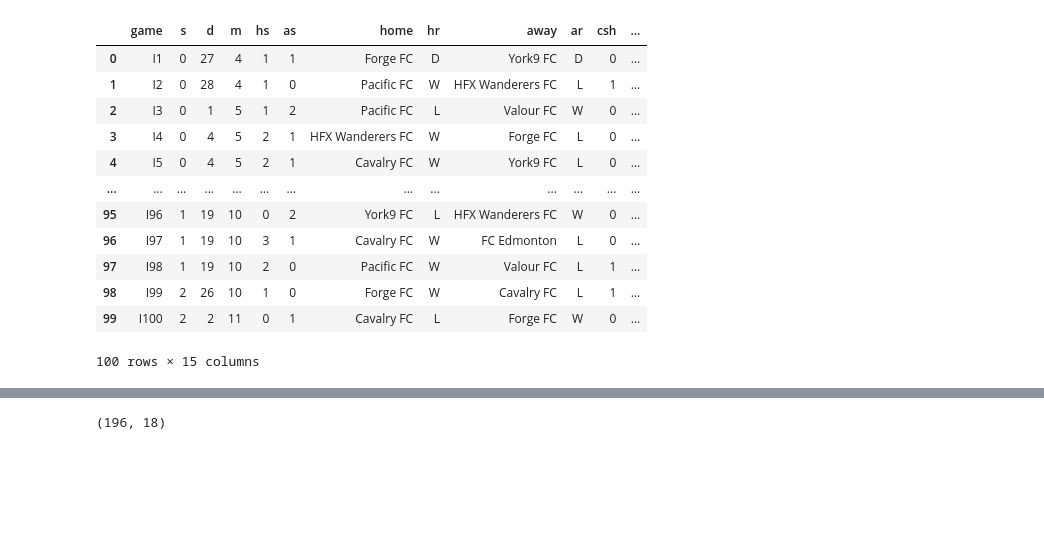
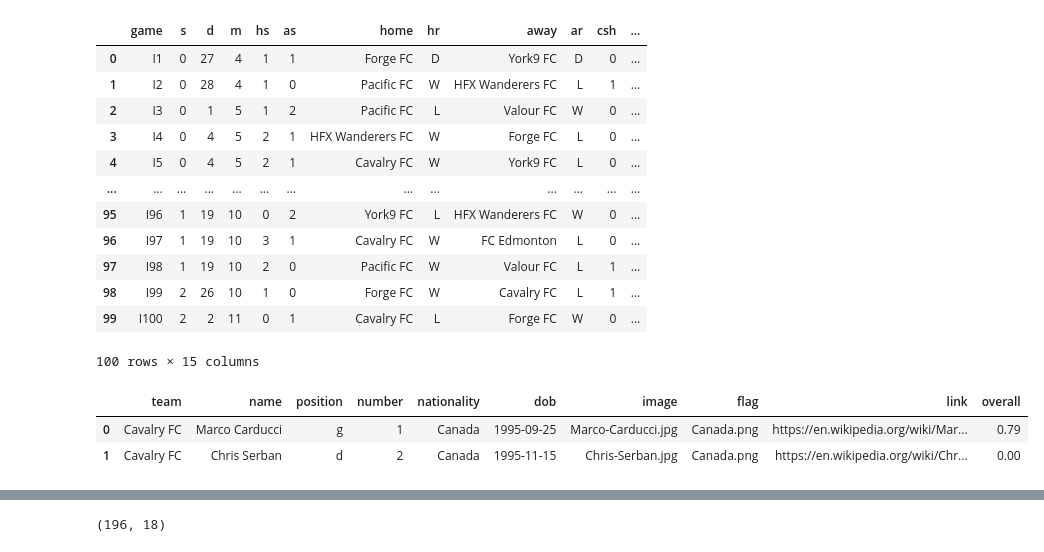
Before and after one commit to tamccullough/nutmeg, a Jupyter notebook: cpl_roster&result_score_train_model.ipynb, the cells around one changed output, grey strips where cells are left out. Drawn from its saved outputs; the diff is of its cells as text; code cells hidden in the pictures; blank space fills up the shorter version.

```diff
--- a/cpl_roster&result_score_train_model.ipynb
+++ b/cpl_roster&result_score_train_model.ipynb
@@ -52,0 +55,6 @@ rated_keepers = pd.read_csv(f'datasets/{year}/cpl-{year}-keepers.csv')
+# %%
+player_info.head(2)
+# %% [output]
+|  | team | name | position | number | nationality | dob | image | flag | link | overall |
+| 0 | Cavalry FC | Marco Carducci | g | 1 | Canada | 1995-09-25 | Marco-Carducci.jpg | Canada.png | https://en.wikipedia.org/wiki/Mar... | 0.79 |
+| 1 | Cavalry FC | Chris Serban | d | 2 | Canada | 1995-11-15 | Chris-Serban.jpg | Canada.png | https://en.wikipedia.org/wiki/Chr... | 0.00 |
```
Also changed, not shown: parts of 5 cells of this notebook.
